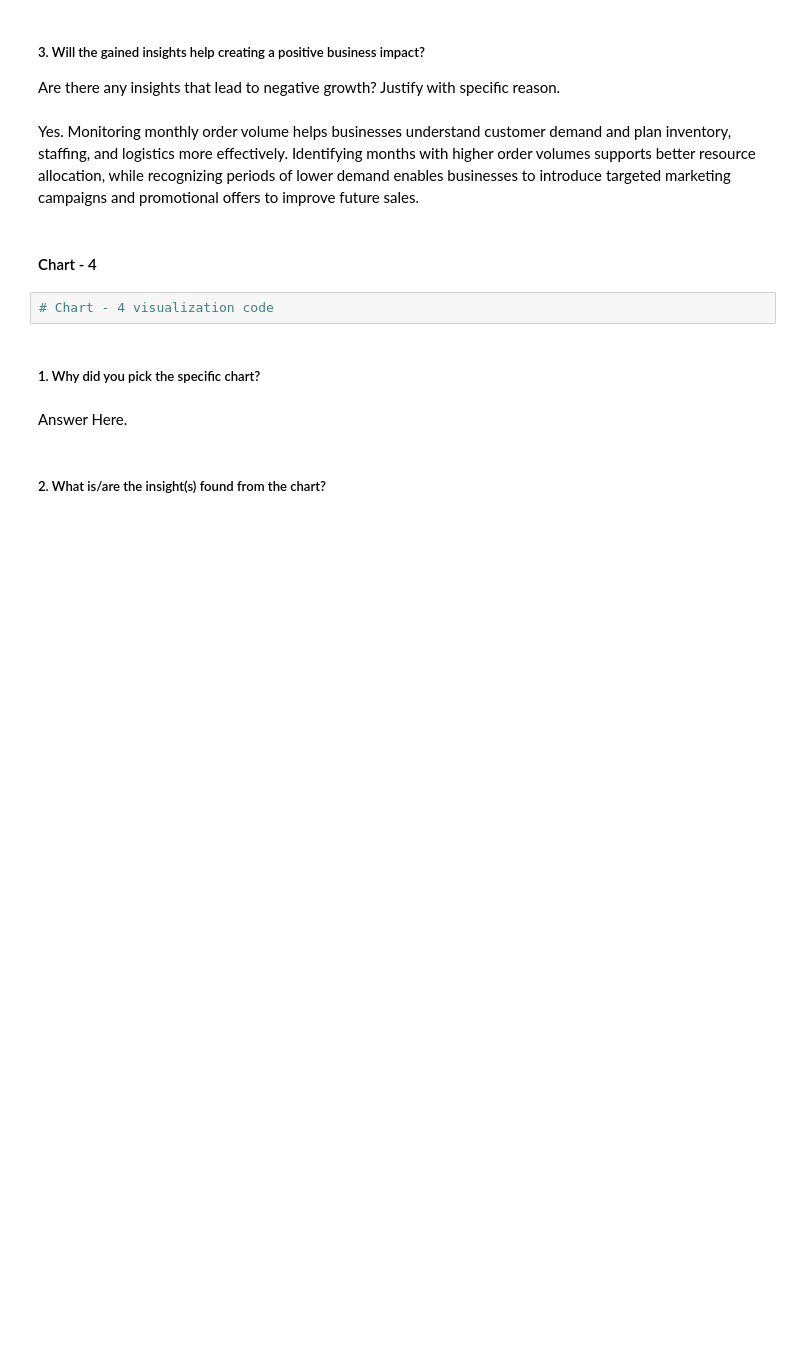
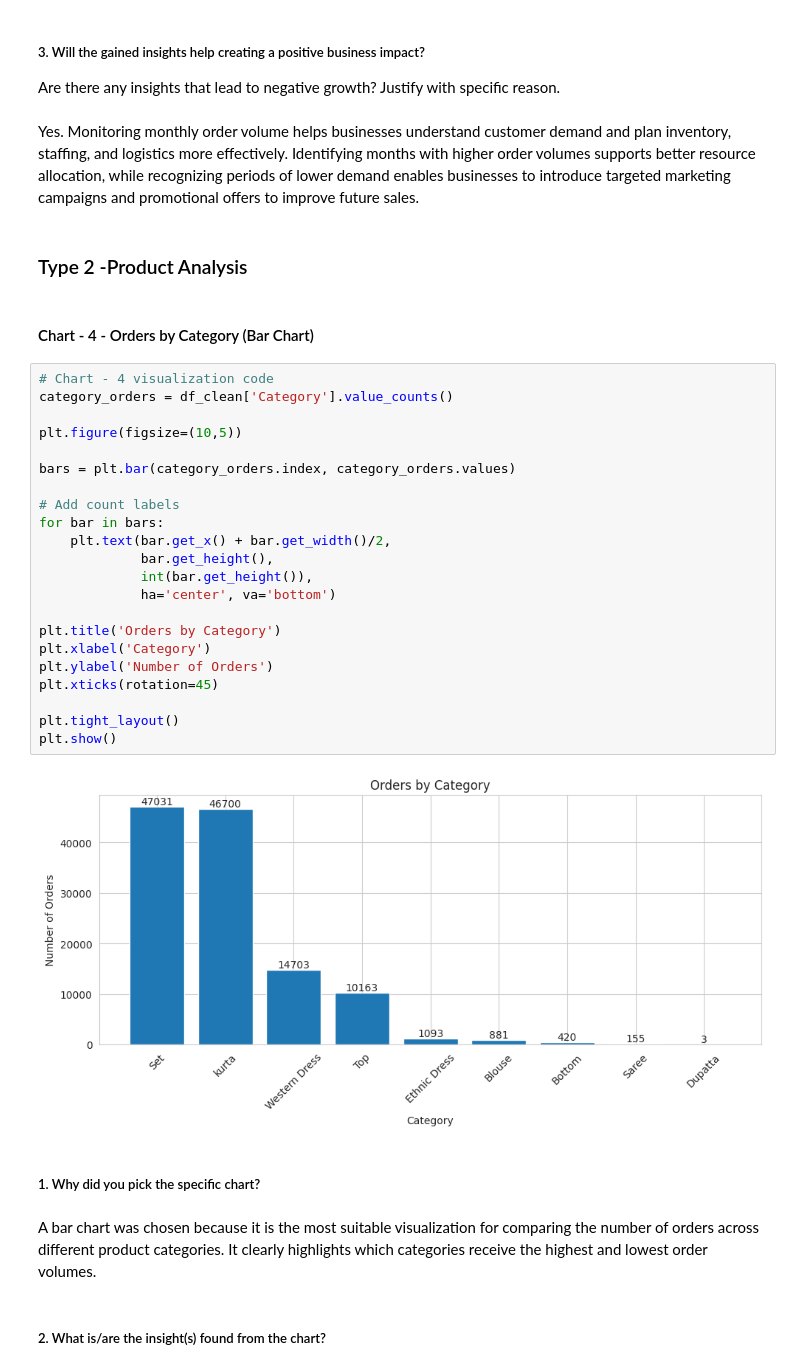
Before and after one commit to adityajain9756-rgb/ecommerce-sales-analysis, a Jupyter notebook: EDA_aditya_amazon.ipynb, the cells around one changed output. Cells and saved outputs as stored; diff of their text form; blank space fills up the shorter version.

Commit message:
Product Analysis  Data Visualization

```diff
--- a/EDA_aditya_amazon.ipynb
+++ b/EDA_aditya_amazon.ipynb
@@ -408,13 +408,37 @@ A line chart was chosen because it effectively illustrates how the number of ord
 Are there any insights that lead to negative growth? Justify with specific reason.
 # %% [markdown]
 Yes. Monitoring monthly order volume helps businesses understand customer demand and plan inventory, staffing, and logistics more effectively. Identifying months with higher order volumes supports better resource allocation, while recognizing periods of lower demand enables businesses to introduce targeted marketing campaigns and promotional offers to improve future sales.
+# %% [markdown]
+### Type 2 -Product Analysis
 # %% [markdown]
-#### Chart - 4
+#### Chart - 4 - Orders by Category (Bar Chart)
-# %%
-# Chart - 4 visualization code
+# %%
+# Chart - 4 visualization code
+category_orders = df_clean['Category'].value_counts()
+
+plt.figure(figsize=(10,5))
+
+bars = plt.bar(category_orders.index, category_orders.values)
+
+# Add count labels
+for bar in bars:
+    plt.text(bar.get_x() + bar.get_width()/2,
+             bar.get_height(),
+             int(bar.get_height()),
+             ha='center', va='bottom')
+
+plt.title('Orders by Category')
+plt.xlabel('Category')
+plt.ylabel('Number of Orders')
+plt.xticks(rotation=45)
+
+plt.tight_layout()
+plt.show()
+# %% [output]
+[figure, added]
 # %% [markdown]
 ##### 1. Why did you pick the specific chart?
-# %% [markdown]
-Answer Here.
+# %% [markdown]
+A bar chart was chosen because it is the most suitable visualization for comparing the number of orders across different product categories. It clearly highlights which categories receive the highest and lowest order volumes.
 # %% [markdown]
 ##### 2. What is/are the insight(s) found from the chart?
```
Also changed, not shown: parts of 42 cells of this notebook.
